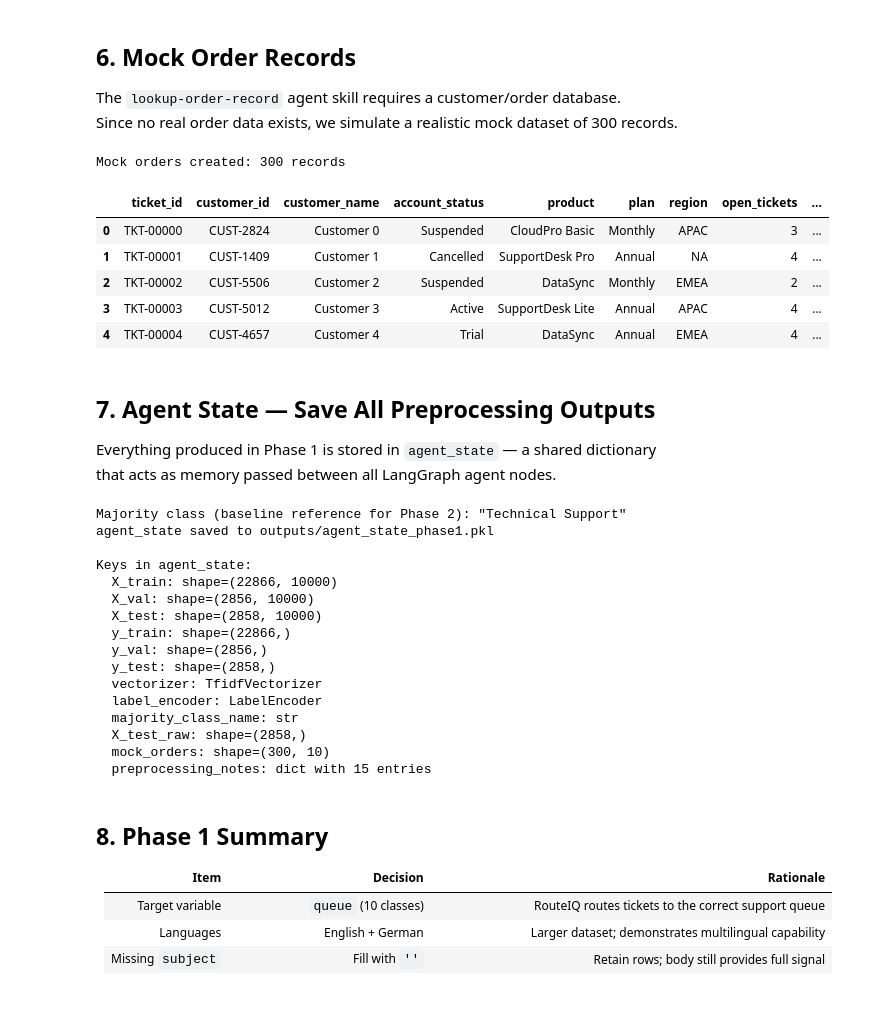
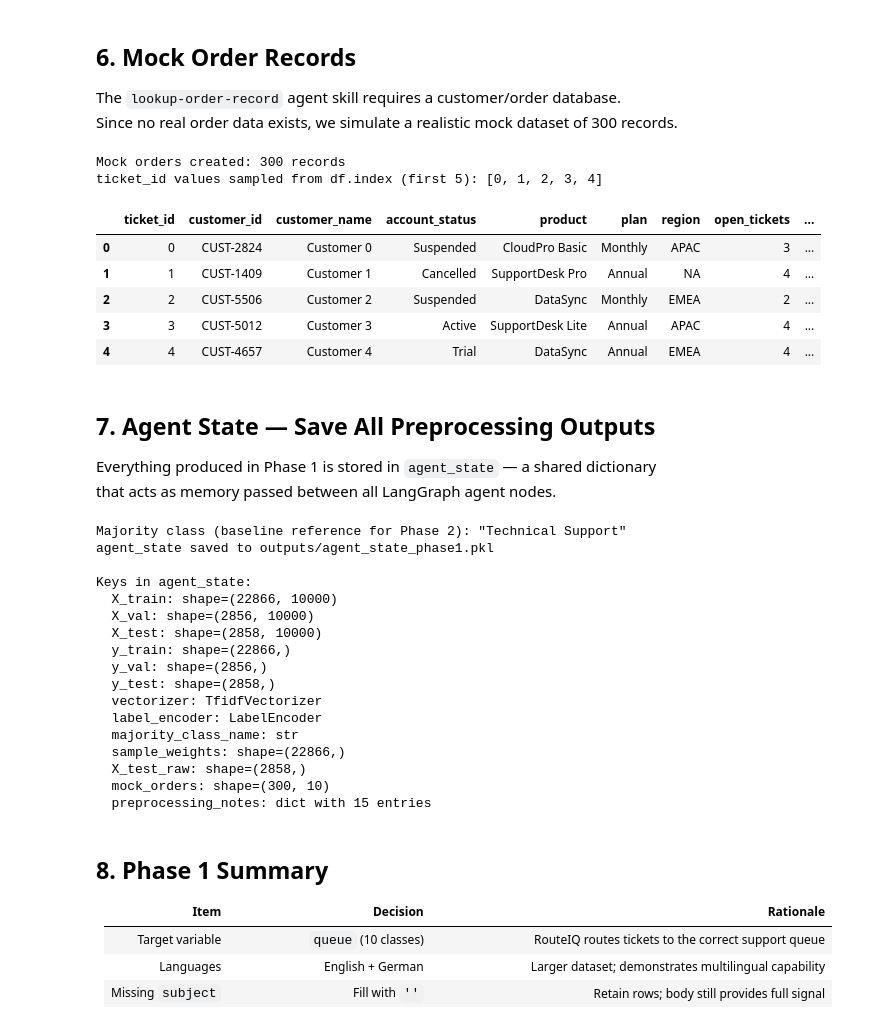
Before and after one commit to qiyazhao062-a11y/5151, a Jupyter notebook: phase1_routeiq.ipynb, the cells around one changed output. Cells and saved outputs as stored; diff of their text form; code cells hidden in the pictures.

```diff
--- a/phase1_routeiq.ipynb
+++ b/phase1_routeiq.ipynb
@@ -374,38 +416,44 @@ Since no real order data exists, we simulate a realistic mock dataset of 300 rec
 # %%
 random.seed(42)
 np.random.seed(42)
 
 N = 300
 
 products = ['CloudPro Basic', 'CloudPro Business', 'CloudPro Enterprise',
             'SecureVPN', 'DataSync', 'SupportDesk Lite', 'SupportDesk Pro']
 statuses = ['Active', 'Active', 'Active', 'Suspended', 'Trial', 'Cancelled']
 regions  = ['EMEA', 'APAC', 'NA', 'LATAM']
 plans    = ['Monthly', 'Annual', 'Bi-Annual']
 
+# Sample real ticket IDs from the dataset index so the lookup-order-record
+# agent can find a match for tickets that appear in the test set
+real_ticket_ids = df.index[:N].tolist()  # df.index are the original row indices
+
 mock_orders = pd.DataFrame({
-    'ticket_id'      : [f'TKT-{i:05d}' for i in range(N)],
+    'ticket_id'      : real_ticket_ids,
     'customer_id'    : [f'CUST-{random.randint(1000, 9999)}' for _ in range(N)],
     'customer_name'  : [f'Customer {i}' for i in range(N)],
     'account_status' : random.choices(statuses, k=N),
     'product'        : random.choices(products, k=N),
     'plan'           : random.choices(plans, k=N),
     'region'         : random.choices(regions, k=N),
     'open_tickets'   : np.random.randint(0, 5, size=N),
     'last_order_date': pd.date_range('2023-01-01', periods=N, freq='D').strftime('%Y-%m-%d').tolist(),
     'contract_value_usd': np.random.choice([500, 1200, 3600, 9600, 24000], size=N)
 })
 
 print(f'Mock orders created: {len(mock_orders)} records')
+print(f'ticket_id values sampled from df.index (first 5): {real_ticket_ids[:5]}')
 mock_orders.head(5)
 # %% [output]
 Mock orders created: 300 records
+ticket_id values sampled from df.index (first 5): [0, 1, 2, 3, 4]
 |  | ticket_id | customer_id | customer_name | account_status | product | plan | region | open_tickets | ... |
-| 0 | TKT-00000 | CUST-2824 | Customer 0 | Suspended | CloudPro Basic | Monthly | APAC | 3 | ... |
-| 1 | TKT-00001 | CUST-1409 | Customer 1 | Cancelled | SupportDesk Pro | Annual | NA | 4 | ... |
-| 2 | TKT-00002 | CUST-5506 | Customer 2 | Suspended | DataSync | Monthly | EMEA | 2 | ... |
-| 3 | TKT-00003 | CUST-5012 | Customer 3 | Active | SupportDesk Lite | Annual | APAC | 4 | ... |
-| 4 | TKT-00004 | CUST-4657 | Customer 4 | Trial | DataSync | Annual | EMEA | 4 | ... |
+| 0 | 0 | CUST-2824 | Customer 0 | Suspended | CloudPro Basic | Monthly | APAC | 3 | ... |
+| 1 | 1 | CUST-1409 | Customer 1 | Cancelled | SupportDesk Pro | Annual | NA | 4 | ... |
+| 2 | 2 | CUST-5506 | Customer 2 | Suspended | DataSync | Monthly | EMEA | 2 | ... |
+| 3 | 3 | CUST-5012 | Customer 3 | Active | SupportDesk Lite | Annual | APAC | 4 | ... |
+| 4 | 4 | CUST-4657 | Customer 4 | Trial | DataSync | Annual | EMEA | 4 | ... |
 # %% [markdown]
 ## 7. Agent State — Save All Preprocessing Outputs
 
@@ -437,6 +485,9 @@ agent_state = {
     # ── Baseline reference (DummyClassifier evaluated in Phase 2) ─────────────
     'majority_class_name': majority_class_name,
 
+    # ── Phase 1 imbalance output ────────────────────────────────────────────────
+    'sample_weights': sample_weights,
+
     # ── Raw text (useful for error analysis in Phase 2) ───────────────────────
     'X_test_raw': X_test_raw,
 
@@ -458,7 +509,11 @@ agent_state = {
             'subject+body text provides sufficient signal without tags.'
         ),
         'text_feature'         : 'subject + body concatenated → text column',
-        'imbalance_strategy'   : 'class_weight="balanced" applied at model training',
+        'imbalance_strategy'   : (
+            'compute_sample_weight("balanced", y_train) computed in Phase 1 and '
+            'stored in agent_state["sample_weights"]; '
+            'class_weight="balanced" also passed to Phase 2 model training'
+        ),
         'tfidf_config'         : {
             'max_features' : 10000,
             'ngram_range'  : '(1, 2)',
@@ -503,6 +558,7 @@ Keys in agent_state:
   vectorizer: TfidfVectorizer
   label_encoder: LabelEncoder
   majority_class_name: str
+  sample_weights: shape=(22866,)
   X_test_raw: shape=(2858,)
   mock_orders: shape=(300, 10)
   preprocessing_notes: dict with 15 entries
```
Also changed, not shown: parts of 5 cells of this notebook.
